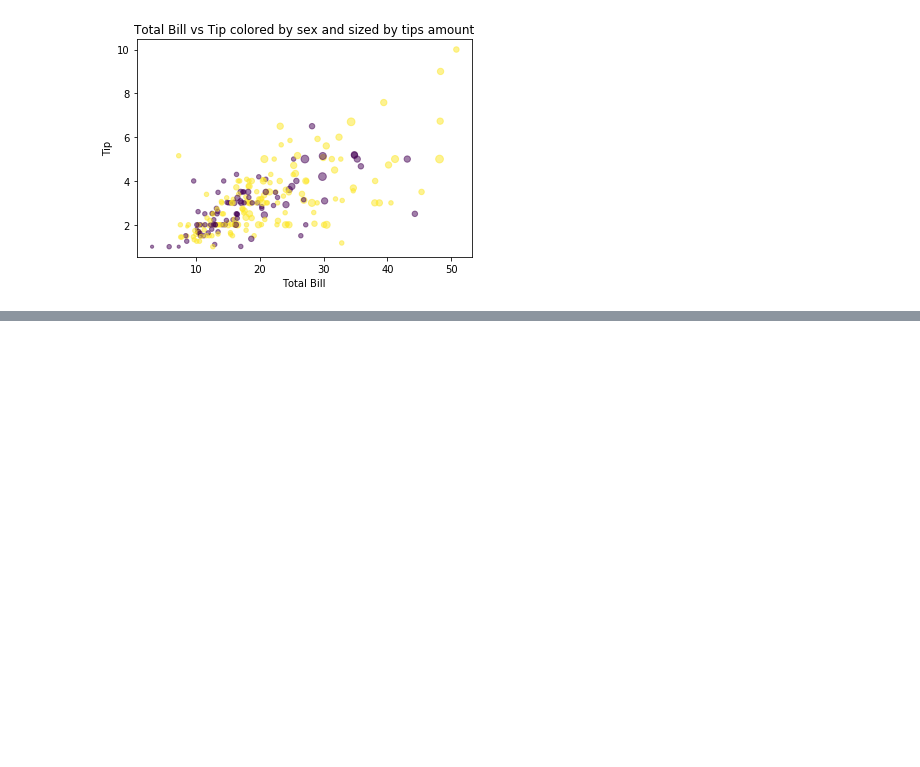
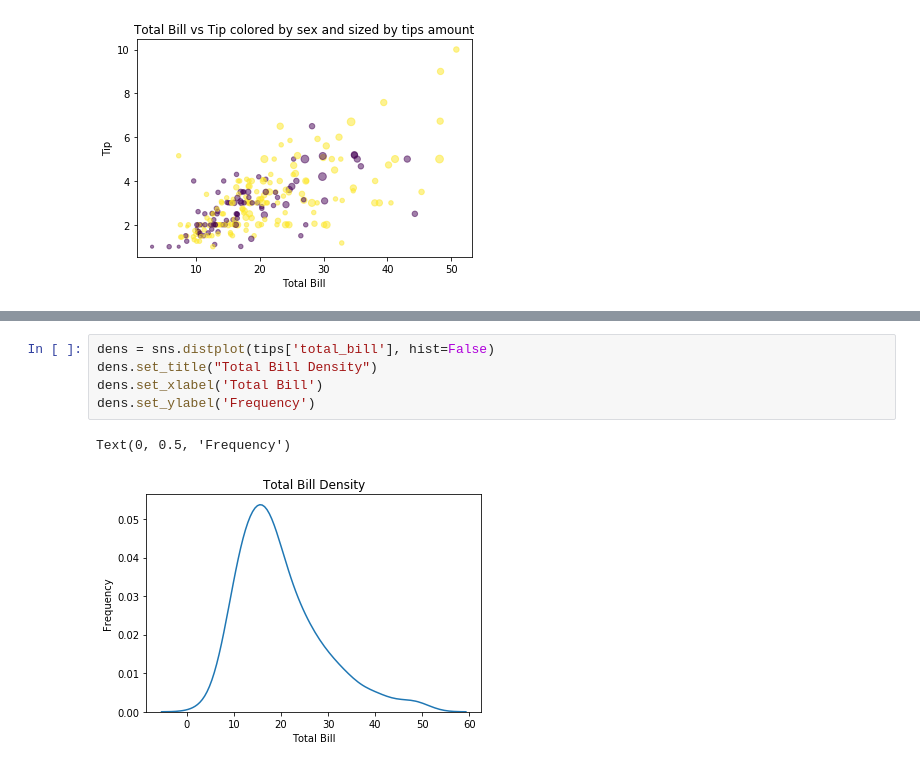
Before and after one commit to MohammadAliAfsahi/Python_Pandas_Library, a Jupyter notebook: Panadas.ipynb, the cells around one changed output, grey strips where cells are left out. Cells and saved outputs as stored; diff of their text form; blank space fills up the shorter version.

```diff
--- a/Panadas.ipynb
+++ b/Panadas.ipynb
@@ -590,0 +603,8 @@ scatter_plot2.show()
+# %%
+dens = sns.distplot(tips['total_bill'], hist=False)
+dens.set_title("Total Bill Density")
+dens.set_xlabel('Total Bill')
+dens.set_ylabel('Frequency')
+# %% [output]
+Text(0, 0.5, 'Frequency')
+[figure, added]
```
Also changed, not shown: parts of 15 cells of this notebook.
